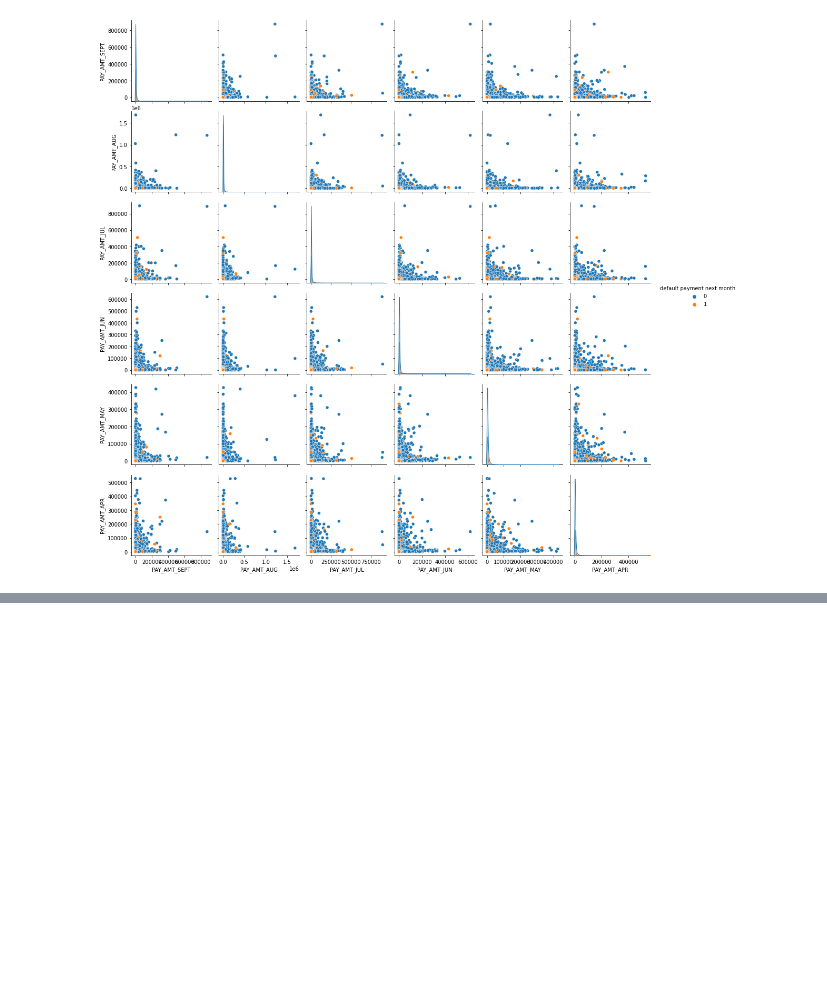
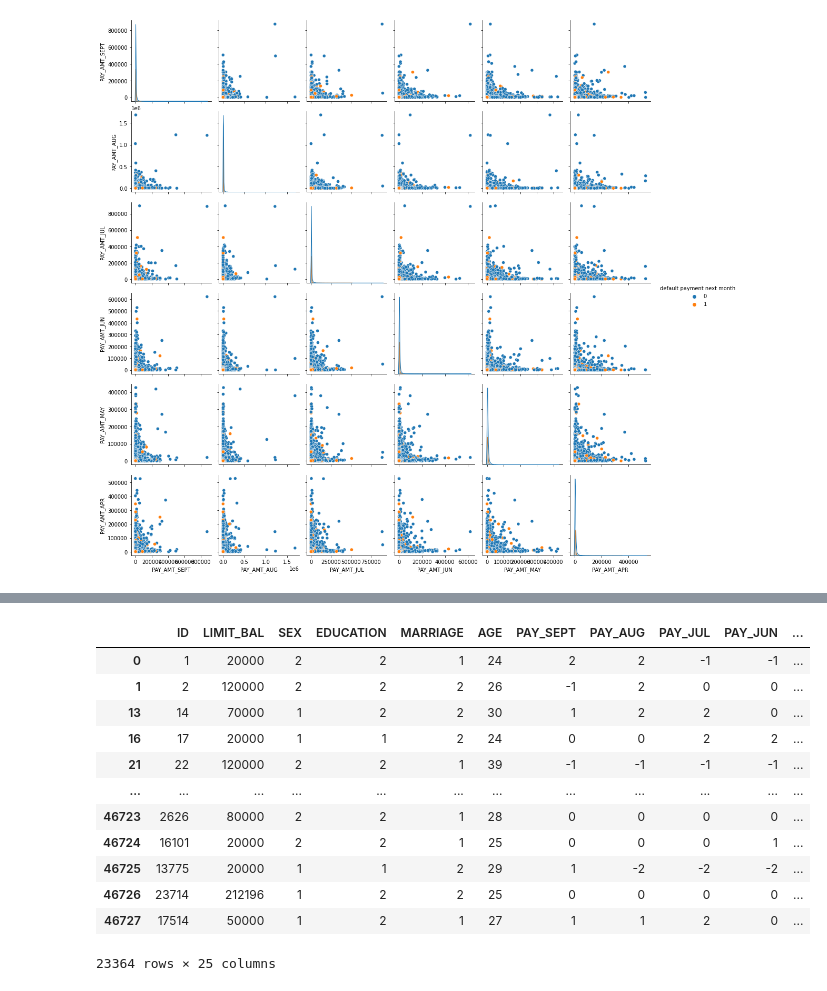
Before and after one commit to raushan9jnv/Credit-Card-Default-Prediction, a Jupyter notebook: Credit_Card_Default_Prediction_Capstone_Project_3.ipynb, the cells around one changed output, grey strips where cells are left out. Drawn from its saved outputs; the diff is of its cells as text; code cells hidden in the pictures; blank space fills up the shorter version.

```diff
--- a/Credit_Card_Default_Prediction_Capstone_Project_3.ipynb
+++ b/Credit_Card_Default_Prediction_Capstone_Project_3.ipynb
@@ -408,0 +447,16 @@ sns.pairplot(data = pay_amnt_df, hue='default payment next month')
+# %%
+balance_df[balance_df['default payment next month']==1]
+# %% [output]
+|  | ID | LIMIT_BAL | SEX | EDUCATION | MARRIAGE | AGE | PAY_SEPT | PAY_AUG | PAY_JUL | PAY_JUN | ... |
+| 0 | 1 | 20000 | 2 | 2 | 1 | 24 | 2 | 2 | -1 | -1 | ... |
+| 1 | 2 | 120000 | 2 | 2 | 2 | 26 | -1 | 2 | 0 | 0 | ... |
+| 13 | 14 | 70000 | 1 | 2 | 2 | 30 | 1 | 2 | 2 | 0 | ... |
+| 16 | 17 | 20000 | 1 | 1 | 2 | 24 | 0 | 0 | 2 | 2 | ... |
+| 21 | 22 | 120000 | 2 | 2 | 1 | 39 | -1 | -1 | -1 | -1 | ... |
+| ... | ... | ... | ... | ... | ... | ... | ... | ... | ... | ... | ... |
+| 46723 | 2626 | 80000 | 2 | 2 | 1 | 28 | 0 | 0 | 0 | 0 | ... |
+| 46724 | 16101 | 20000 | 2 | 2 | 1 | 25 | 0 | 0 | 0 | 1 | ... |
+| 46725 | 13775 | 20000 | 1 | 1 | 2 | 29 | 1 | -2 | -2 | -2 | ... |
+| 46726 | 23714 | 212196 | 1 | 2 | 2 | 25 | 0 | 0 | 0 | 0 | ... |
+| 46727 | 17514 | 50000 | 1 | 2 | 1 | 27 | 1 | 1 | 2 | 0 | ... |
+23364 rows × 25 columns
```
Also changed, not shown: parts of 7 cells of this notebook.
